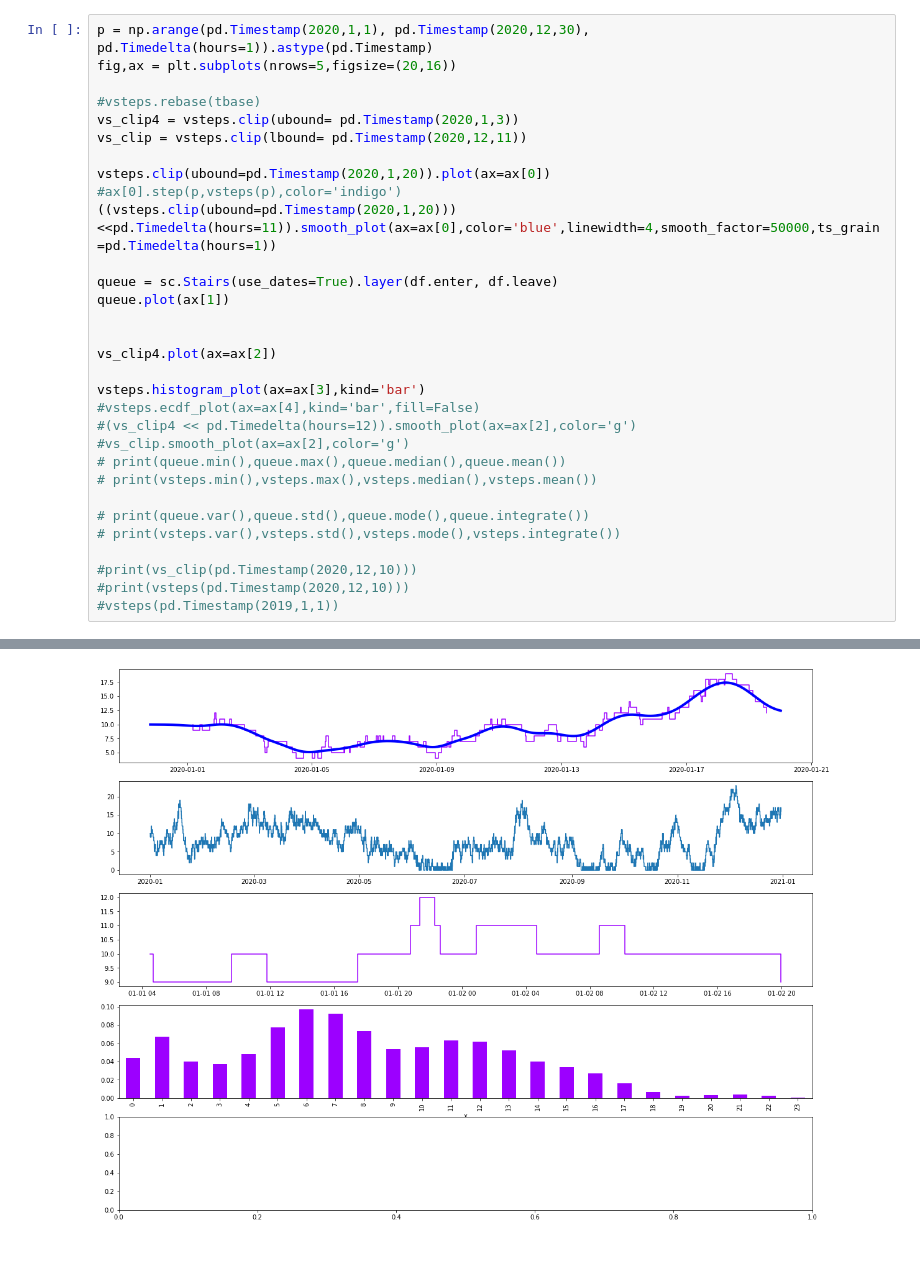
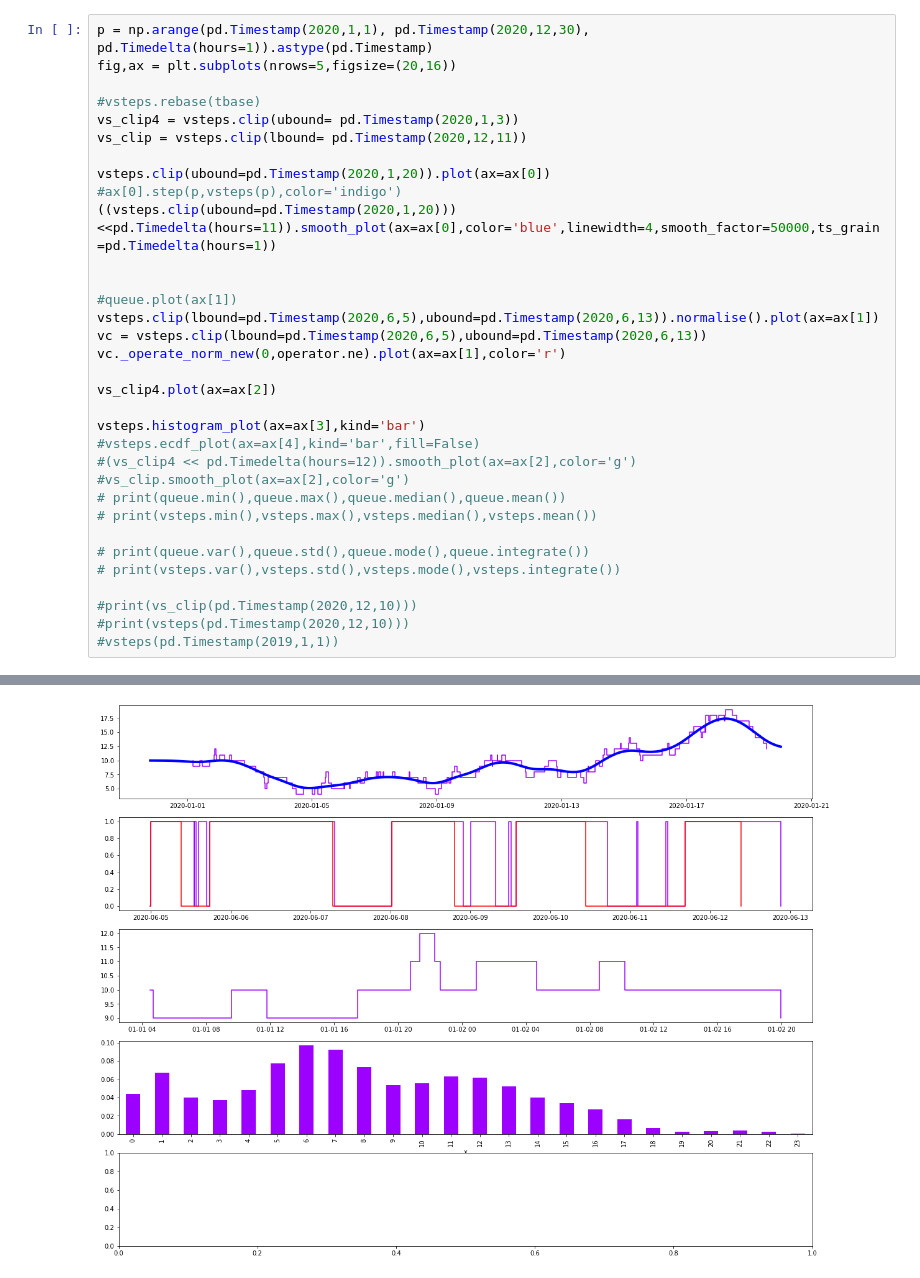
Before and after one commit to probability/topicmodelunderstanding, a Jupyter notebook: Notebooks/Examples 1.ipynb, the cells around one changed output, grey strips where cells are left out. Cells and saved outputs as stored; diff of their text form.

```diff
--- a/Notebooks/Examples 1.ipynb
+++ b/Notebooks/Examples 1.ipynb
@@ -17,33 +17,35 @@ df.shape
 p = np.arange(pd.Timestamp(2020,1,1), pd.Timestamp(2020,12,30), pd.Timedelta(hours=1)).astype(pd.Timestamp)
 fig,ax = plt.subplots(nrows=5,figsize=(20,16))
 
 #vsteps.rebase(tbase)
 vs_clip4 = vsteps.clip(ubound= pd.Timestamp(2020,1,3))
 vs_clip = vsteps.clip(lbound= pd.Timestamp(2020,12,11))
 
 vsteps.clip(ubound=pd.Timestamp(2020,1,20)).plot(ax=ax[0])
 #ax[0].step(p,vsteps(p),color='indigo')
 ((vsteps.clip(ubound=pd.Timestamp(2020,1,20)))<<pd.Timedelta(hours=11)).smooth_plot(ax=ax[0],color='blue',linewidth=4,smooth_factor=50000,ts_grain=pd.Timedelta(hours=1))
 
-queue = sc.Stairs(use_dates=True).layer(df.enter, df.leave)
-queue.plot(ax[1])
 
+#queue.plot(ax[1])
+vsteps.clip(lbound=pd.Timestamp(2020,6,5),ubound=pd.Timestamp(2020,6,13)).normalise().plot(ax=ax[1])
+vc = vsteps.clip(lbound=pd.Timestamp(2020,6,5),ubound=pd.Timestamp(2020,6,13))
+vc._operate_norm_new(0,operator.ne).plot(ax=ax[1],color='r')
 
 vs_clip4.plot(ax=ax[2])
 
 vsteps.histogram_plot(ax=ax[3],kind='bar')
 #vsteps.ecdf_plot(ax=ax[4],kind='bar',fill=False)
 #(vs_clip4 << pd.Timedelta(hours=12)).smooth_plot(ax=ax[2],color='g')
 #vs_clip.smooth_plot(ax=ax[2],color='g')
 # print(queue.min(),queue.max(),queue.median(),queue.mean())
 # print(vsteps.min(),vsteps.max(),vsteps.median(),vsteps.mean())
 
 # print(queue.var(),queue.std(),queue.mode(),queue.integrate())
 # print(vsteps.var(),vsteps.std(),vsteps.mode(),vsteps.integrate())
 
 #print(vs_clip(pd.Timestamp(2020,12,10)))
 #print(vsteps(pd.Timestamp(2020,12,10)))
 #vsteps(pd.Timestamp(2019,1,1))
 # %% [output]
 <AxesSubplot:xlabel='x'>
-[figure, old version]
+[figure, new version]
```
Also changed, not shown: parts of 6 cells of this notebook, 3 other files.
